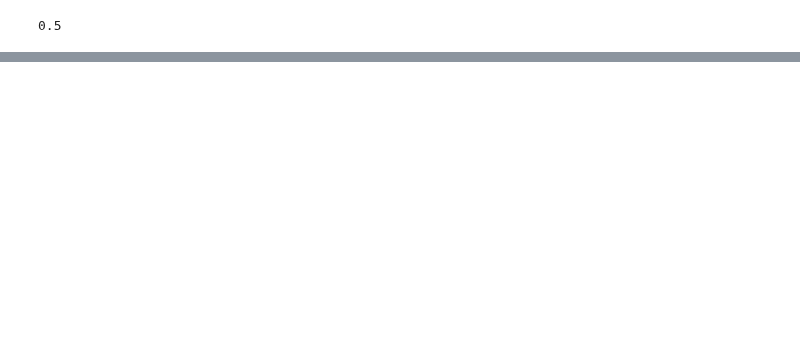
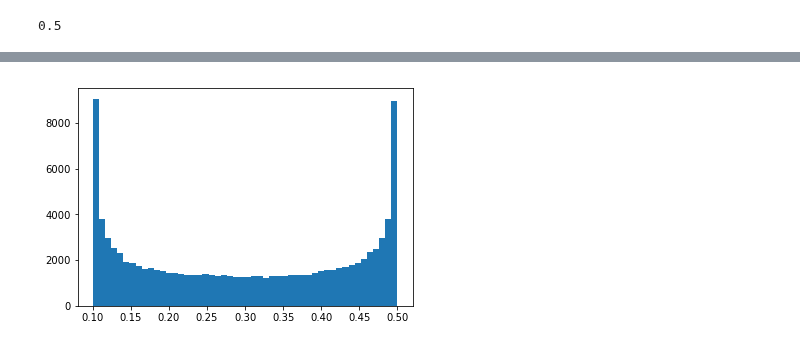
Before and after one commit to BouchardLab/noise_correlations, a Jupyter notebook: notebooks/symmetric_KL.ipynb, the cells around one changed output, grey strips where cells are left out. Saved outputs shown, nothing was run; the diff lists cells and outputs as text; code cells hidden in the pictures; blank space fills up the shorter version.

```diff
--- a/notebooks/symmetric_KL.ipynb
+++ b/notebooks/symmetric_KL.ipynb
@@ -201 +211,5 @@ LD: 0.3980279123611023, 49.66th percentile over all configurations
 ... (4 outputs left out)
+# %%
+_ = plt.hist(kl, bins=50)
+# %% [output]
+[figure, added]
```
Also changed, not shown: parts of 3 cells of this notebook.
